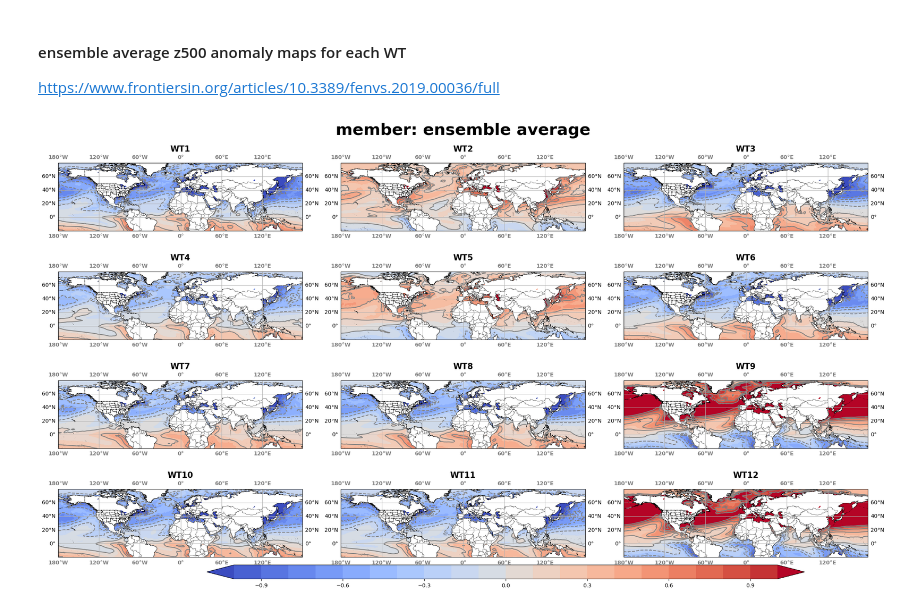
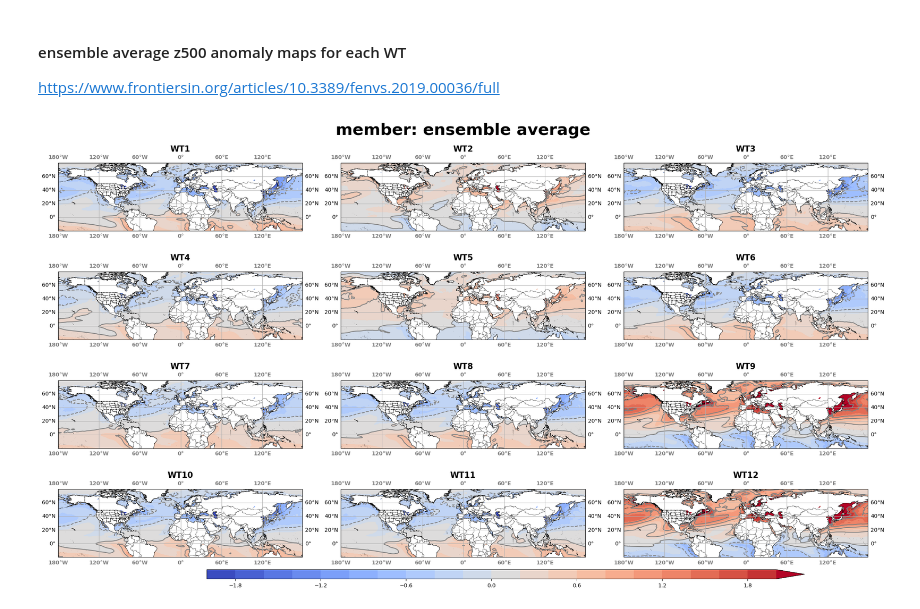
Before and after one commit to ming80302/COEXIST, a Jupyter notebook: sst_wt_ECMWF.ipynb, the cells around one changed output. Drawn from its saved outputs; the diff is of its cells as text; code cells hidden in the pictures.

```diff
--- a/sst_wt_ECMWF.ipynb
+++ b/sst_wt_ECMWF.ipynb
@@ -89,7 +89,7 @@ def plot_prec_12(prec, min_v, max_v, n_lev, cmap_s, colorbar_ori, title_s):
         cbar_ax = fig.add_axes([0.99, 0.1, 0.04, 0.8])
     else:
         #rect [left, bottom, width, height]
-        cbar_ax = fig.add_axes([0.2, 0.001, 0.7, 0.03])
+        cbar_ax = fig.add_axes([0.2, 0.001, 0.7, 0.02])
 
     fig.colorbar(im, cax=cbar_ax, orientation=colorbar_ori)
 # %%
@@ -300,23 +300,23 @@ https://www.frontiersin.org/articles/10.3389/fenvs.2019.00036/full
 # %%
 flnm_cli = dir_ecmwf + 'sst_clim_215day.nc'
 with  xr.open_dataset(flnm_cli) as ds_cli:
     z500_cli = ds_cli.sst
 
 n_lat = z500_cli.shape[0]
 n_lon = z500_cli.shape[1]
 n_mem = 51
 for mem in range(1, n_mem+1,1):
     mem_s = str(mem).zfill(2)
     flnm_wt = dir_wt + 'sst_ano_mem' + mem_s + '.nc'
     #print(flnm_wt)
 
     with  xr.open_dataset(flnm_wt) as ds:
         z500_wt = ds.__xarray_dataarray_variable__
         if mem == 1:
             z500_avg = z500_wt.copy()
         else:
             z500_avg = z500_avg + z500_wt
 
-plot_prec_12(z500_avg*100/n_mem, -1., 1., 21, 'coolwarm', 'horizontal', 'ensemble average')
+plot_prec_12(z500_avg*100/n_mem, -2., 2., 21, 'coolwarm', 'horizontal', 'ensemble average')
 # %% [output]
-[figure, old version]
+[figure, new version]
```
